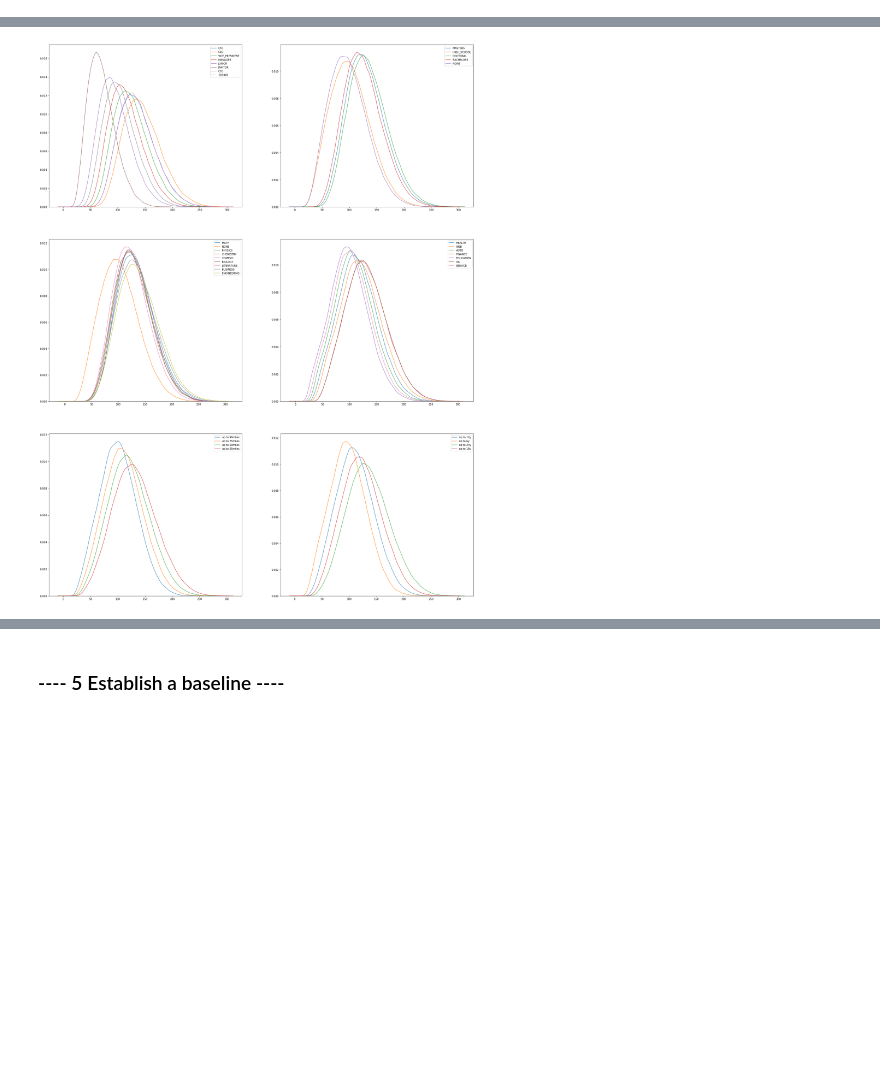
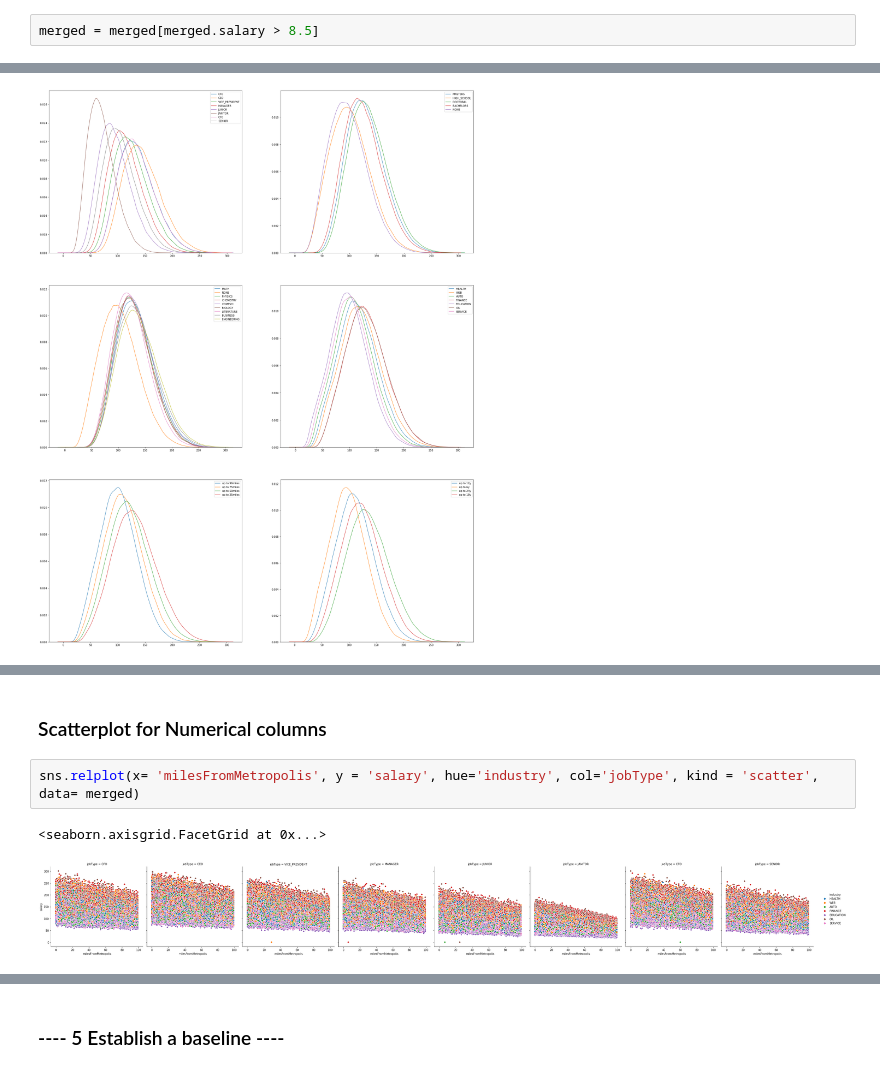
Before and after one commit to clachevv/analise-salarial, a Jupyter notebook: 00_notebook.ipynb, the cells around one changed output, grey strips where cells are left out. Cells and saved outputs as stored; diff of their text form; blank space fills up the shorter version.

```diff
--- a/00_notebook.ipynb
+++ b/00_notebook.ipynb
@@ -124 +168,3 @@ Text(0.5, 1.0, 'salary distribution')
+# %%
+merged = merged[merged.salary > 8.5]
 # %% [markdown]
@@ -142,0 +203,7 @@ for col_row, ax_row in zip(cols_list, axes):
+# %% [markdown]
+### Scatterplot for Numerical columns
+# %%
+sns.relplot(x= 'milesFromMetropolis', y = 'salary', hue='industry', col='jobType', kind = 'scatter', data= merged)
+# %% [output]
+<seaborn.axisgrid.FacetGrid at 0x...>
+[figure, added]
```
Also changed, not shown: parts of 23 cells of this notebook.
